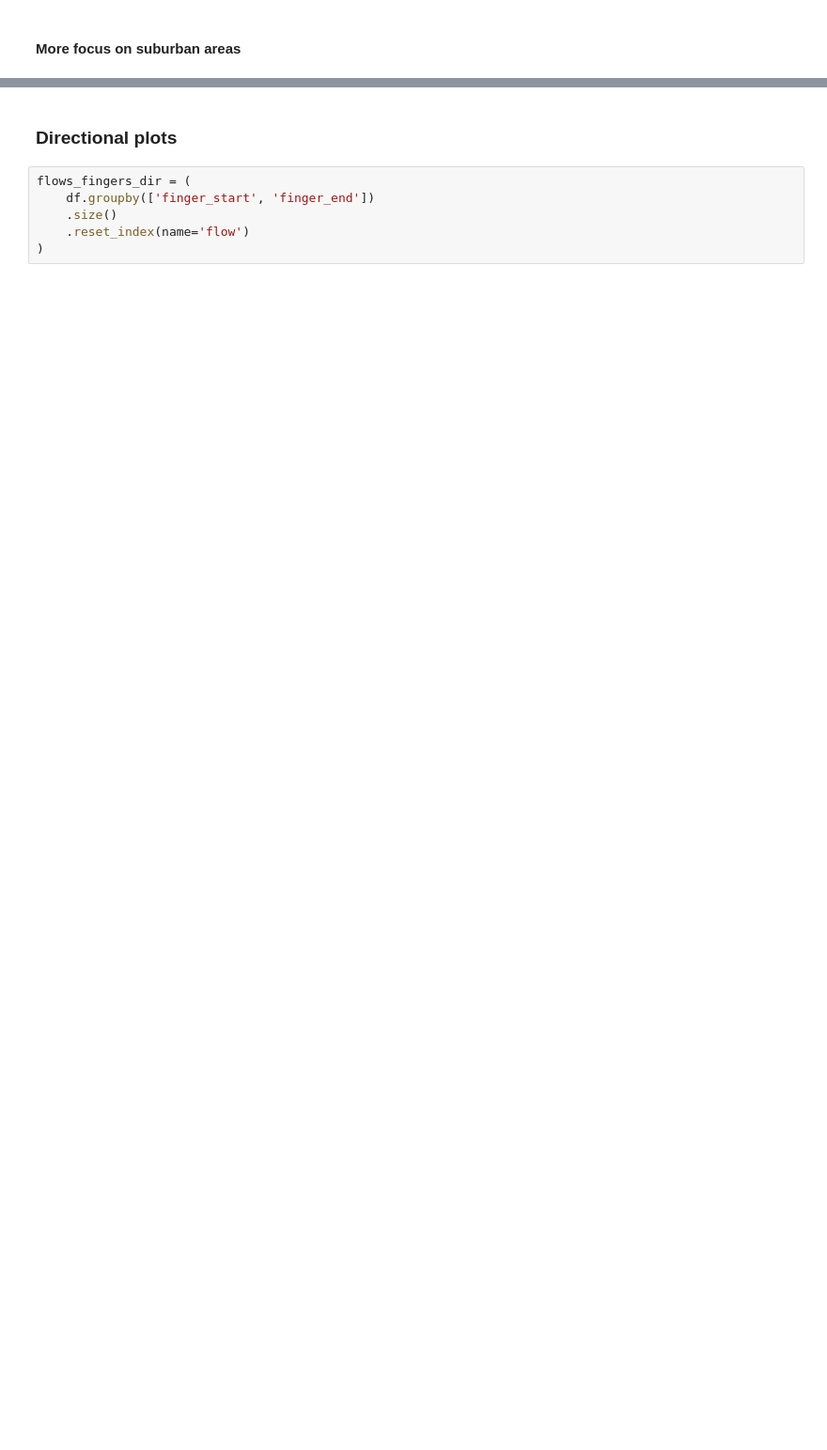
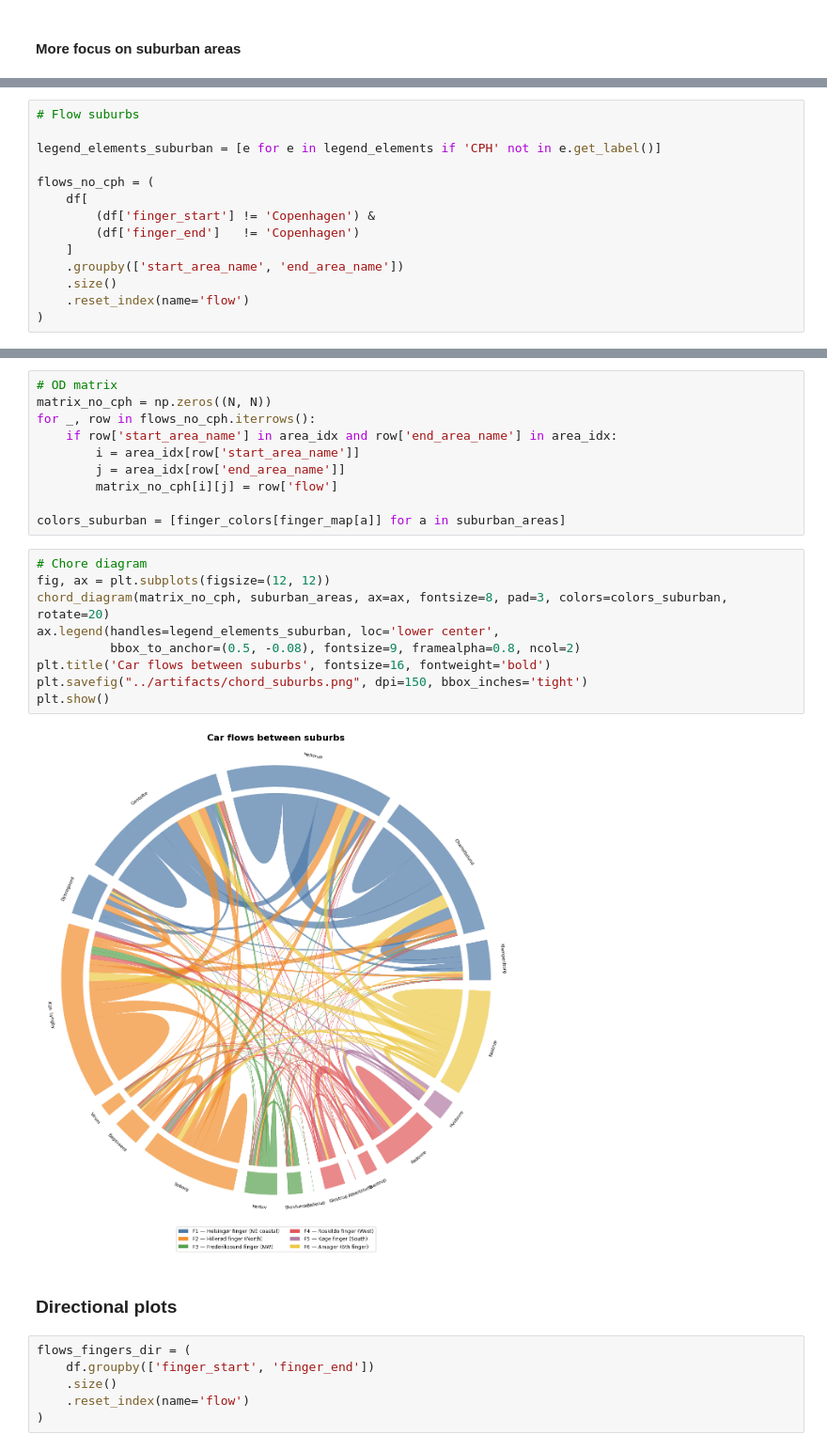
Before and after one commit to florentinafabregas/geospatial, a Jupyter notebook: notebooks/flows.ipynb, the cells around one changed output, grey strips where cells are left out. Shown at 94% size. Saved outputs shown, nothing was run; the diff lists cells and outputs as text; blank space fills up the shorter version.

```diff
--- a/notebooks/flows.ipynb
+++ b/notebooks/flows.ipynb
@@ -552,0 +346,14 @@ plt.show();
+# %%
+# Flow suburbs
+
+legend_elements_suburban = [e for e in legend_elements if 'CPH' not in e.get_label()]
+
+flows_no_cph = (
+    df[
+        (df['finger_start'] != 'Copenhagen') &
+        (df['finger_end']   != 'Copenhagen')
+    ]
+    .groupby(['start_area_name', 'end_area_name'])
+    .size()
+    .reset_index(name='flow')
+)
@@ -553,3 +367,24 @@ plt.show();
+# %%
+# OD matrix
+matrix_no_cph = np.zeros((N, N))
+for _, row in flows_no_cph.iterrows():
+    if row['start_area_name'] in area_idx and row['end_area_name'] in area_idx:
+        i = area_idx[row['start_area_name']]
+        j = area_idx[row['end_area_name']]
+        matrix_no_cph[i][j] = row['flow']
+
+colors_suburban = [finger_colors[finger_map[a]] for a in suburban_areas]
+# %%
+# Chore diagram
+fig, ax = plt.subplots(figsize=(12, 12))
+chord_diagram(matrix_no_cph, suburban_areas, ax=ax, fontsize=8, pad=3, colors=colors_suburban, rotate=20)
+ax.legend(handles=legend_elements_suburban, loc='lower center',
+          bbox_to_anchor=(0.5, -0.08), fontsize=9, framealpha=0.8, ncol=2)
+plt.title('Car flows between suburbs', fontsize=16, fontweight='bold')
+plt.savefig("../artifacts/chord_suburbs.png", dpi=150, bbox_inches='tight')
+plt.show()
+# %% [output]
+[figure, added]
 # %% [markdown]
 ### Directional plots
 # %%
```
Also changed, not shown: parts of 35 cells of this notebook.
